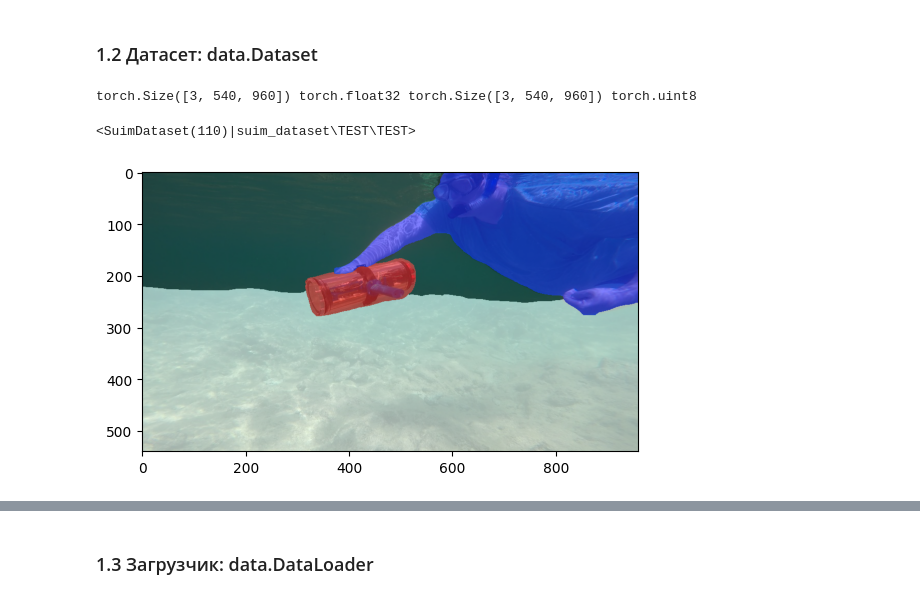
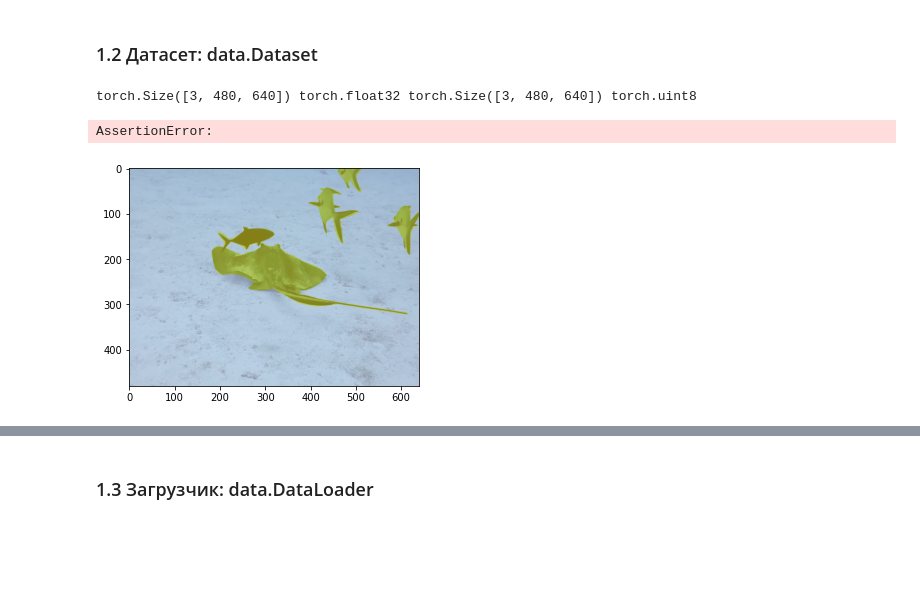
Before and after one commit to VashchilkoAV/course_cvdl, a Jupyter notebook: classes/c03/c3.ipynb, the cells around one changed output, grey strips where cells are left out. Drawn from its saved outputs; the diff is of its cells as text; code cells hidden in the pictures; blank space fills up the shorter version.

```diff
--- a/classes/c03/c3.ipynb
+++ b/classes/c03/c3.ipynb
@@ -110,19 +110,19 @@ class SuimDataset(tdata.Dataset):
         return mask_label[None]
 # %%
 # Режим маски-цвета без изменения размера
-test_ds = SuimDataset(Path() / "suim_dataset" / "TEST" / "TEST", masks_as_color=True)
+test_ds = SuimDataset(Path() / '..'/ '..'/ 'data' / "TEST", masks_as_color=True)
 to_img = transforms.ToPILImage()
 x, y = test_ds[0]
 plt.imshow(
     Image.blend(to_img(x), to_img(y), 0.5)
 )
 print(x.shape, x.dtype, y.shape, y.dtype)
 assert x.shape == (3, 540, 960)
 assert y.shape == (3, 540, 960)
 test_ds
 # %% [output]
-torch.Size([3, 540, 960]) torch.float32 torch.Size([3, 540, 960]) torch.uint8
+torch.Size([3, 480, 640]) torch.float32 torch.Size([3, 480, 640]) torch.uint8
-<SuimDataset(110)|suim_dataset\TEST\TEST>
+AssertionError:
-[figure, old version]
+[figure, new version]
 # %%
 # Режим маски-класса с изменением размера
```
Also changed, not shown: parts of 7 cells of this notebook, 3 other files.
